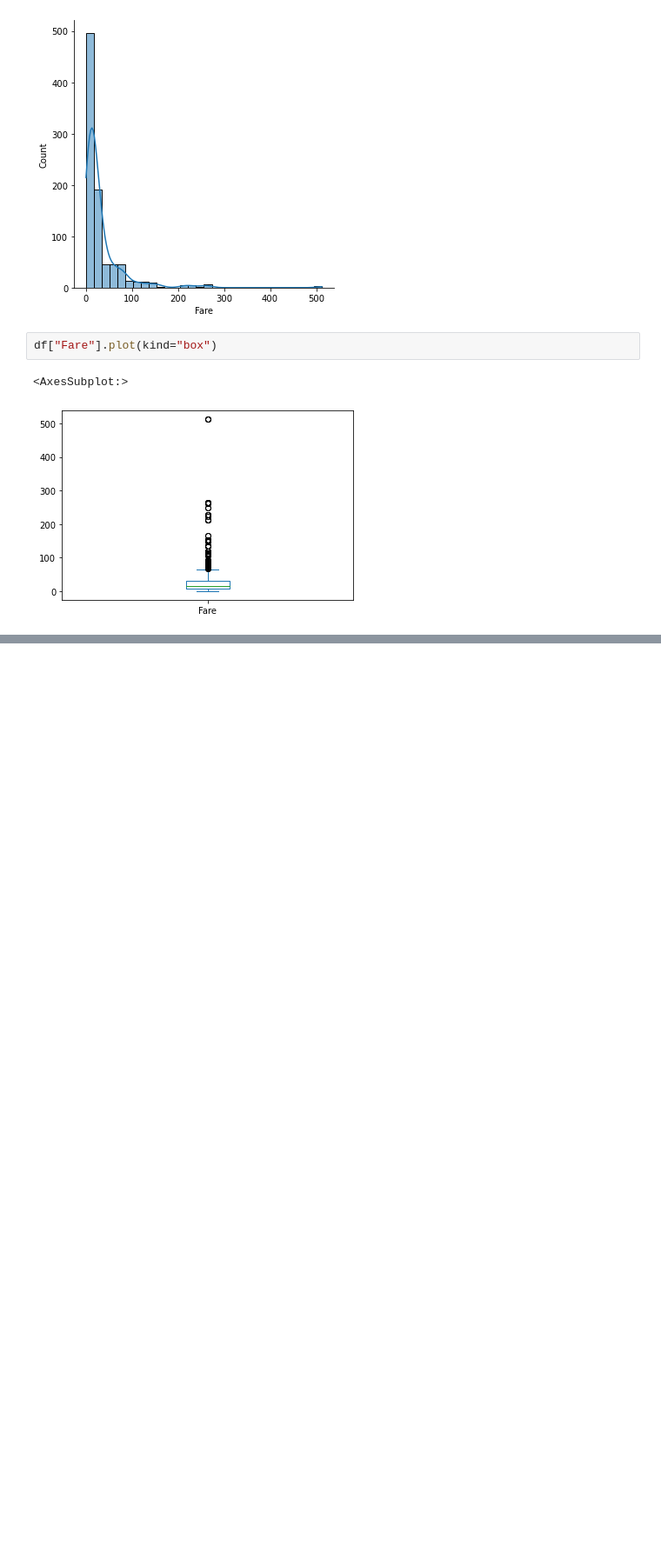
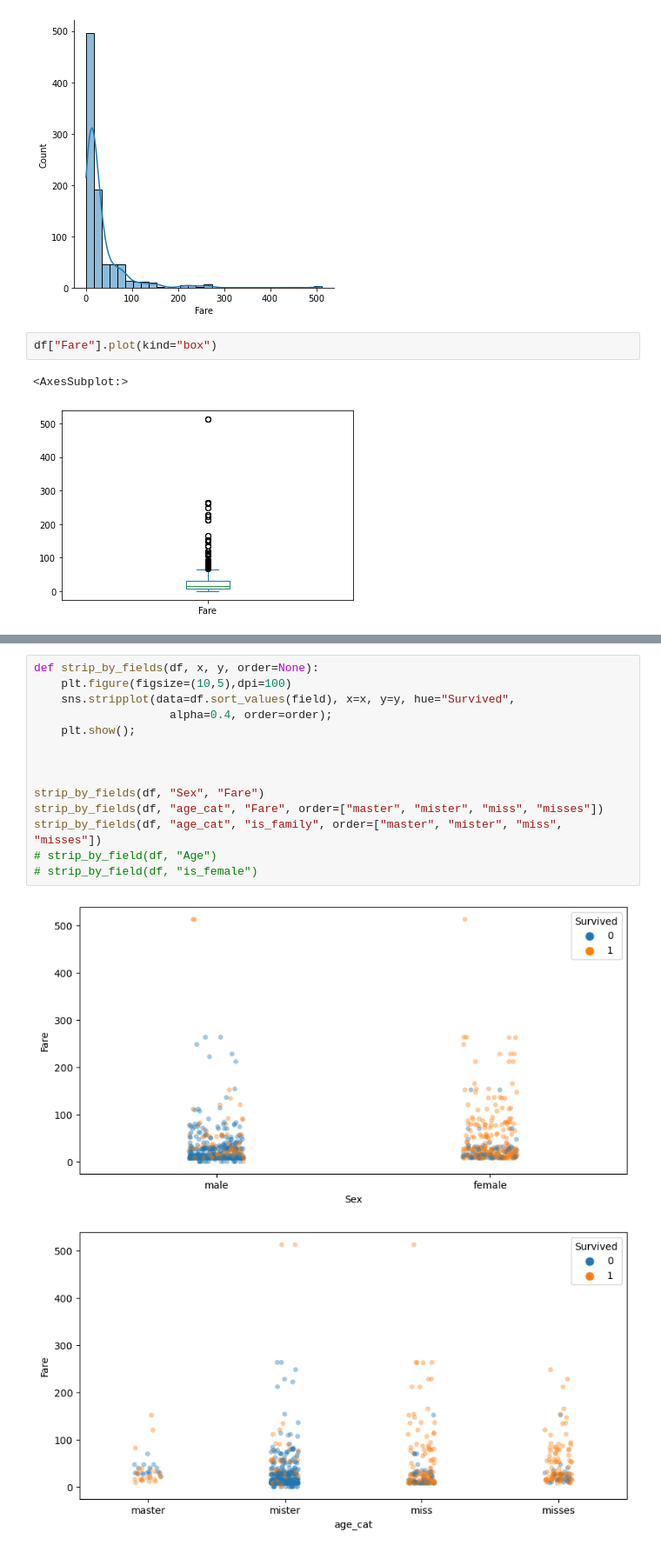
Before and after one commit to bladnman/titanic, a Jupyter notebook: 1_titanic-look-about.ipynb, the cells around one changed output, grey strips where cells are left out. Shown at 87% size. Cells and saved outputs as stored; diff of their text form; blank space fills up the shorter version.

```diff
--- a/1_titanic-look-about.ipynb
+++ b/1_titanic-look-about.ipynb
@@ -374,0 +273,17 @@ array([ 17.4697381 ,  82.06394103, 141.48010909, 219.71018889,
+# %%
+def strip_by_fields(df, x, y, order=None):
+    plt.figure(figsize=(10,5),dpi=100)
+    sns.stripplot(data=df.sort_values(field), x=x, y=y, hue="Survived",
+                    alpha=0.4, order=order);
+    plt.show();
+
+
+
+strip_by_fields(df, "Sex", "Fare")
+strip_by_fields(df, "age_cat", "Fare", order=["master", "mister", "miss", "misses"])
+strip_by_fields(df, "age_cat", "is_family", order=["master", "mister", "miss", "misses"])
+# strip_by_field(df, "Age")
+# strip_by_field(df, "is_female")
+# %% [output]
+[figure, added]
+[figure, added]
```
Also changed, not shown: parts of 21 cells of this notebook.
